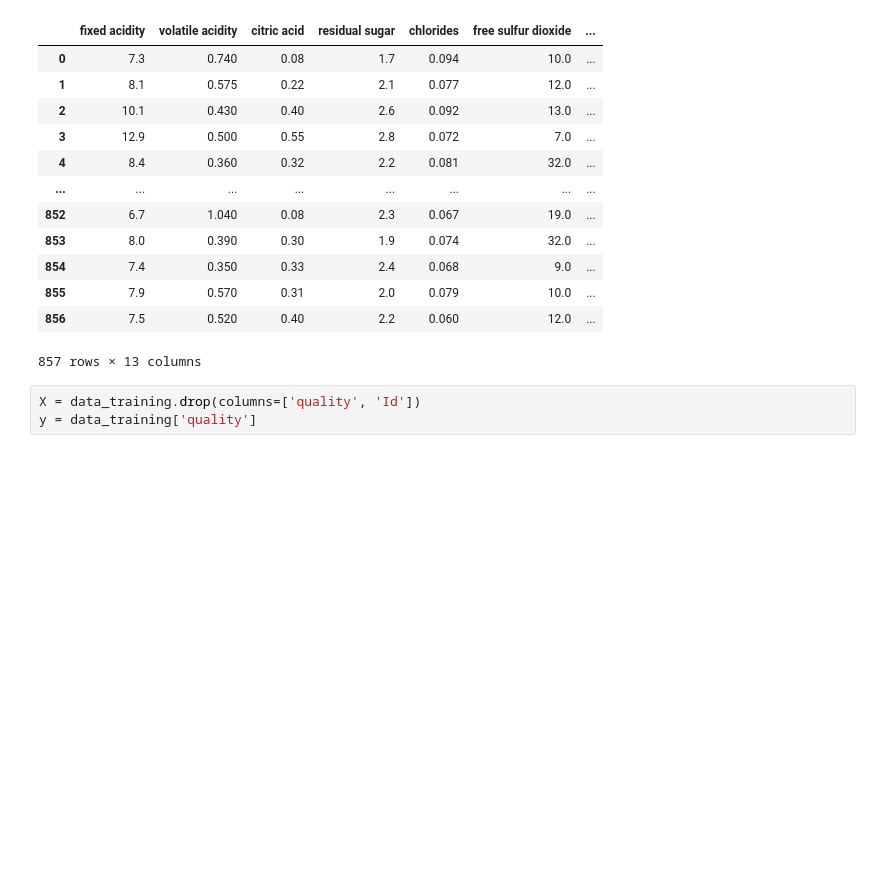
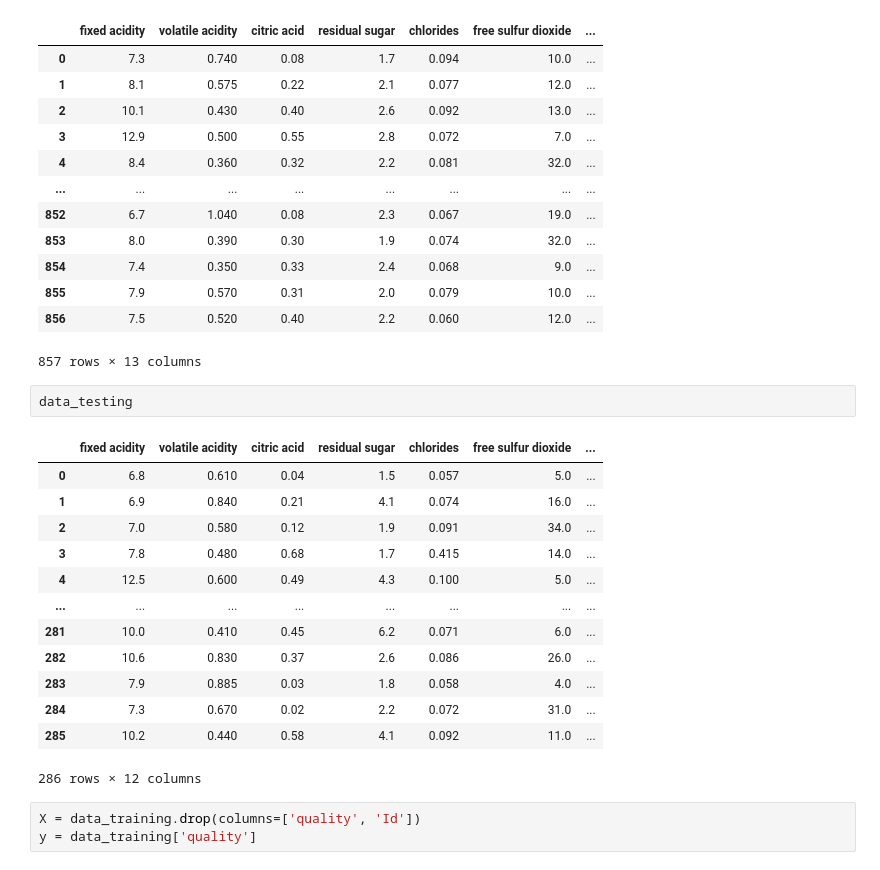
Before and after one commit to jiq-star/UTS-DATMN-2304020029, a Jupyter notebook: uts_datmin.ipynb, the cells around one changed output. Drawn from its saved outputs; the diff is of its cells as text; blank space fills up the shorter version.

```diff
--- a/uts_datmin.ipynb
+++ b/uts_datmin.ipynb
@@ -26,6 +26,22 @@ data_training
 | 855 | 7.9 | 0.570 | 0.31 | 2.0 | 0.079 | 10.0 | ... |
 | 856 | 7.5 | 0.520 | 0.40 | 2.2 | 0.060 | 12.0 | ... |
 857 rows × 13 columns
+# %%
+data_testing
+# %% [output]
+|  | fixed acidity | volatile acidity | citric acid | residual sugar | chlorides | free sulfur dioxide | ... |
+| 0 | 6.8 | 0.610 | 0.04 | 1.5 | 0.057 | 5.0 | ... |
+| 1 | 6.9 | 0.840 | 0.21 | 4.1 | 0.074 | 16.0 | ... |
+| 2 | 7.0 | 0.580 | 0.12 | 1.9 | 0.091 | 34.0 | ... |
+| 3 | 7.8 | 0.480 | 0.68 | 1.7 | 0.415 | 14.0 | ... |
+| 4 | 12.5 | 0.600 | 0.49 | 4.3 | 0.100 | 5.0 | ... |
+| ... | ... | ... | ... | ... | ... | ... | ... |
+| 281 | 10.0 | 0.410 | 0.45 | 6.2 | 0.071 | 6.0 | ... |
+| 282 | 10.6 | 0.830 | 0.37 | 2.6 | 0.086 | 26.0 | ... |
+| 283 | 7.9 | 0.885 | 0.03 | 1.8 | 0.058 | 4.0 | ... |
+| 284 | 7.3 | 0.670 | 0.02 | 2.2 | 0.072 | 31.0 | ... |
+| 285 | 10.2 | 0.440 | 0.58 | 4.1 | 0.092 | 11.0 | ... |
+286 rows × 12 columns
 # %%
 X = data_training.drop(columns=['quality', 'Id'])
 y = data_training['quality']
```
Also changed, not shown: parts of 1 cell of this notebook.
